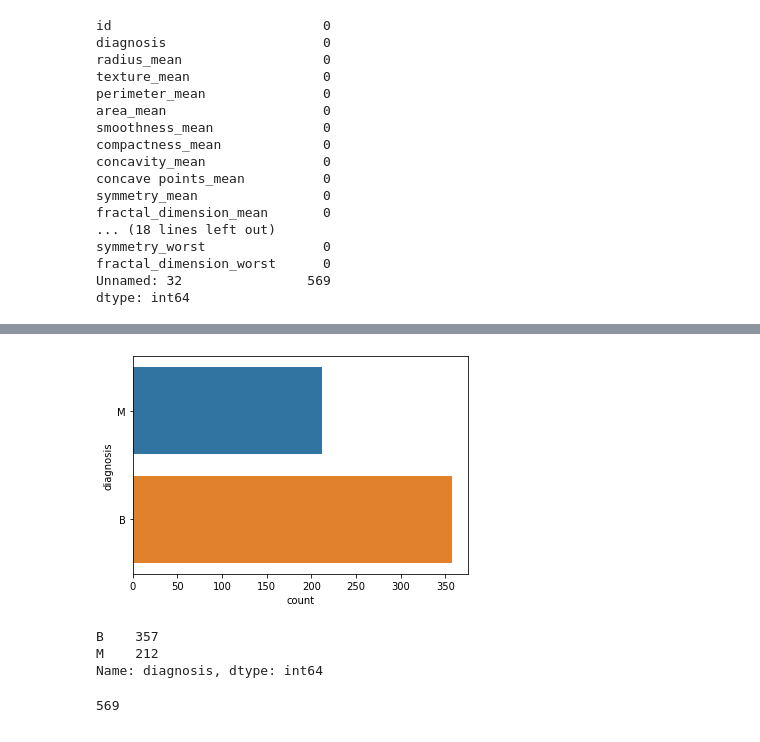
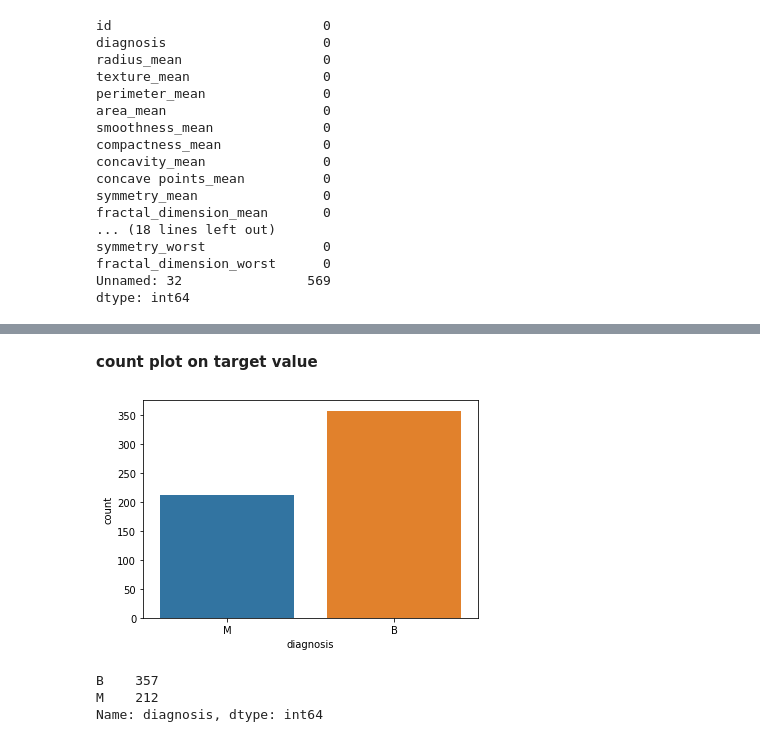
Before and after one commit to acikgozmehmet/BigDataAnalyticsAndApplications, a Jupyter notebook: ICP_01/SourceCode/ICP_01.ipynb, the cells around one changed output, grey strips where cells are left out. Saved outputs shown, nothing was run; the diff lists cells and outputs as text; code cells hidden in the pictures.

```diff
--- a/ICP_01/SourceCode/ICP_01.ipynb
+++ b/ICP_01/SourceCode/ICP_01.ipynb
@@ -74,5 +80,5 @@ fractal_dimension_worst      0
 Unnamed: 32                569
 dtype: int64
 # %%
-df.drop(columns =['Unnamed: 32'], axis =1, inplace= True)
-df['Unnamed: 32'].isnull().sum()
+df.drop(columns = ['Unnamed: 32'], axis =0, inplace= True)
+df.isnull().sum()
@@ -79,14 +103,12 @@ df['Unnamed: 32'].isnull().sum()
-# %%
-sns.countplot(y=df.diagnosis, label ='Count', orient='h');
-# %% [output]
-[figure, removed]
+# %% [markdown]
+**count plot on target value**
+# %%
+sns.countplot(x ='diagnosis', data = df);
+# %% [output]
+[figure, added]
 # %%
 df.diagnosis.value_counts()
 # %% [output]
 B    357
 M    212
 Name: diagnosis, dtype: int64
-# %%
-df['Unnamed: 32'].isnull().sum()
-# %% [output]
-569
```
Also changed, not shown: parts of 6 cells of this notebook.
